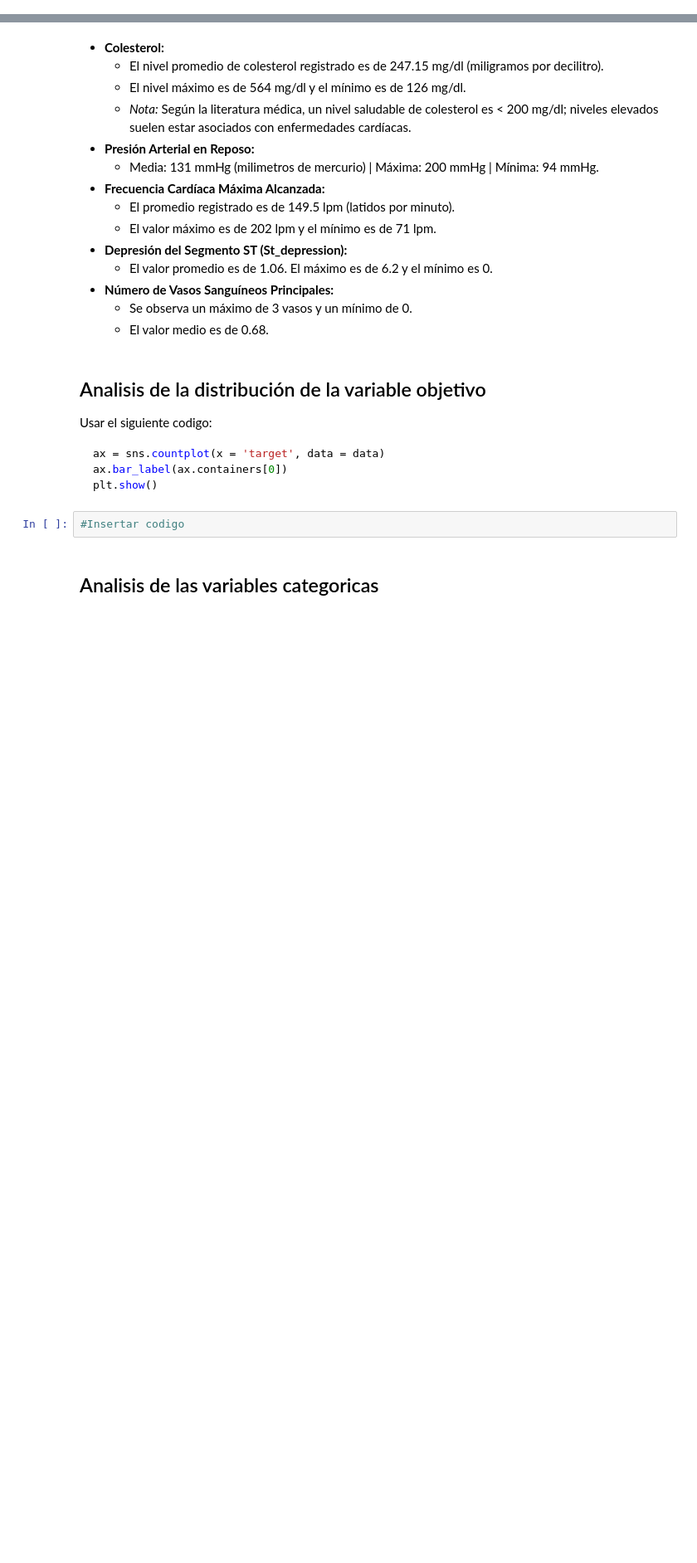
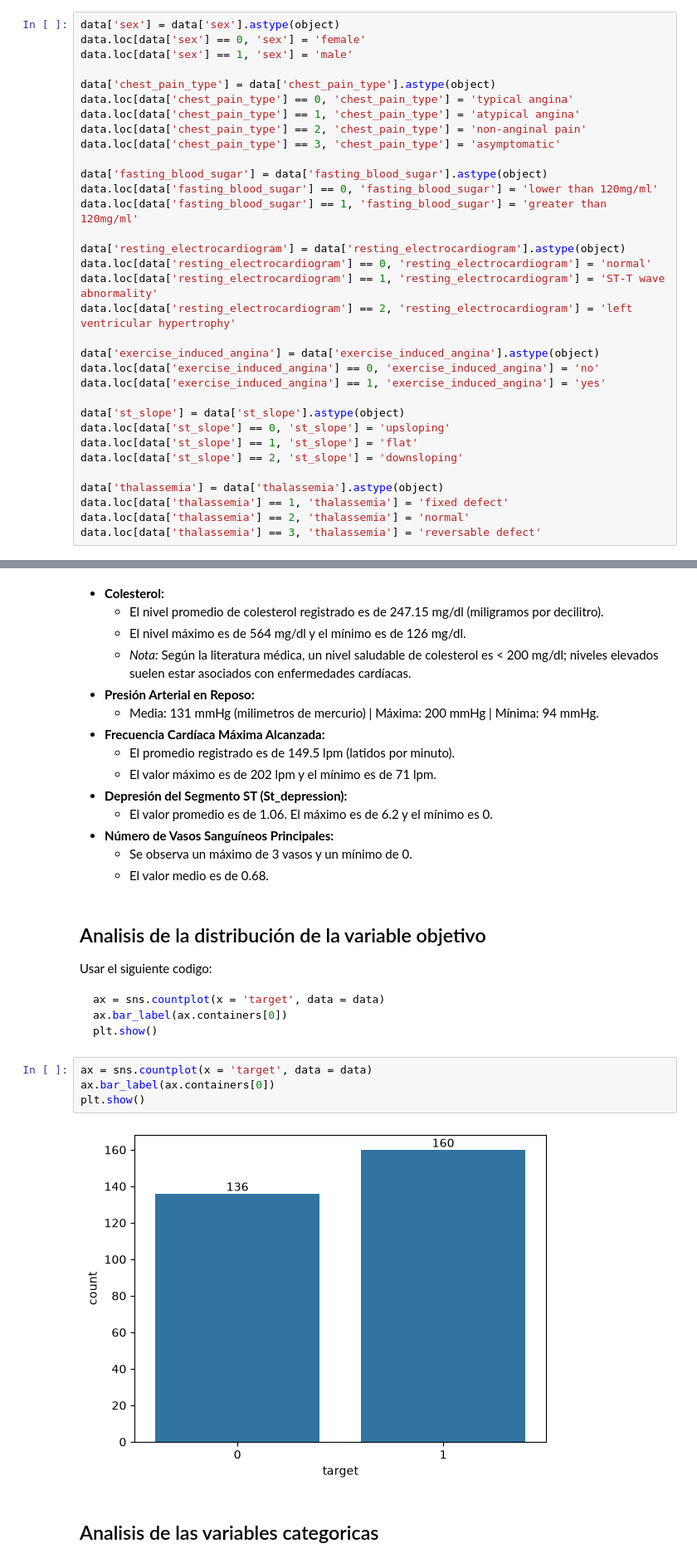
Before and after one commit to aljoca4/taller-1-ia-salud-ajc, a Jupyter notebook: taller_1_ia_salud.ipynb, the cells around one changed output, grey strips where cells are left out. Shown at 83% size. Drawn from its saved outputs; the diff is of its cells as text; blank space fills up the shorter version.

````diff
--- a/taller_1_ia_salud.ipynb
+++ b/taller_1_ia_salud.ipynb
@@ -81,2 +118,35 @@ data['thalassemia'][data['thalassemia'] == 3] = 'reversable defect'
+# %%
+data['sex'] = data['sex'].astype(object)
+data.loc[data['sex'] == 0, 'sex'] = 'female'
+data.loc[data['sex'] == 1, 'sex'] = 'male'
+
+data['chest_pain_type'] = data['chest_pain_type'].astype(object)
+data.loc[data['chest_pain_type'] == 0, 'chest_pain_type'] = 'typical angina'
+data.loc[data['chest_pain_type'] == 1, 'chest_pain_type'] = 'atypical angina'
+data.loc[data['chest_pain_type'] == 2, 'chest_pain_type'] = 'non-anginal pain'
+data.loc[data['chest_pain_type'] == 3, 'chest_pain_type'] = 'asymptomatic'
+
+data['fasting_blood_sugar'] = data['fasting_blood_sugar'].astype(object)
+data.loc[data['fasting_blood_sugar'] == 0, 'fasting_blood_sugar'] = 'lower than 120mg/ml'
+data.loc[data['fasting_blood_sugar'] == 1, 'fasting_blood_sugar'] = 'greater than 120mg/ml'
+
+data['resting_electrocardiogram'] = data['resting_electrocardiogram'].astype(object)
+data.loc[data['resting_electrocardiogram'] == 0, 'resting_electrocardiogram'] = 'normal'
+data.loc[data['resting_electrocardiogram'] == 1, 'resting_electrocardiogram'] = 'ST-T wave abnormality'
+data.loc[data['resting_electrocardiogram'] == 2, 'resting_electrocardiogram'] = 'left ventricular hypertrophy'
+
+data['exercise_induced_angina'] = data['exercise_induced_angina'].astype(object)
+data.loc[data['exercise_induced_angina'] == 0, 'exercise_induced_angina'] = 'no'
+data.loc[data['exercise_induced_angina'] == 1, 'exercise_induced_angina'] = 'yes'
+
+data['st_slope'] = data['st_slope'].astype(object)
+data.loc[data['st_slope'] == 0, 'st_slope'] = 'upsloping'
+data.loc[data['st_slope'] == 1, 'st_slope'] = 'flat'
+data.loc[data['st_slope'] == 2, 'st_slope'] = 'downsloping'
+
+data['thalassemia'] = data['thalassemia'].astype(object)
+data.loc[data['thalassemia'] == 1, 'thalassemia'] = 'fixed defect'
+data.loc[data['thalassemia'] == 2, 'thalassemia'] = 'normal'
+data.loc[data['thalassemia'] == 3, 'thalassemia'] = 'reversable defect'
 # %%
 data.head()
@@ -129,7 +232,11 @@ ax.bar_label(ax.containers[0])
 plt.show()
 ```
 # %%
-#Insertar codigo
+ax = sns.countplot(x = 'target', data = data)
+ax.bar_label(ax.containers[0])
+plt.show()
+# %% [output]
+[figure, added]
 # %% [markdown]
 ## Analisis de las variables categoricas
 # %% [markdown]
````
Also changed, not shown: parts of 23 cells of this notebook, 4 other files.
